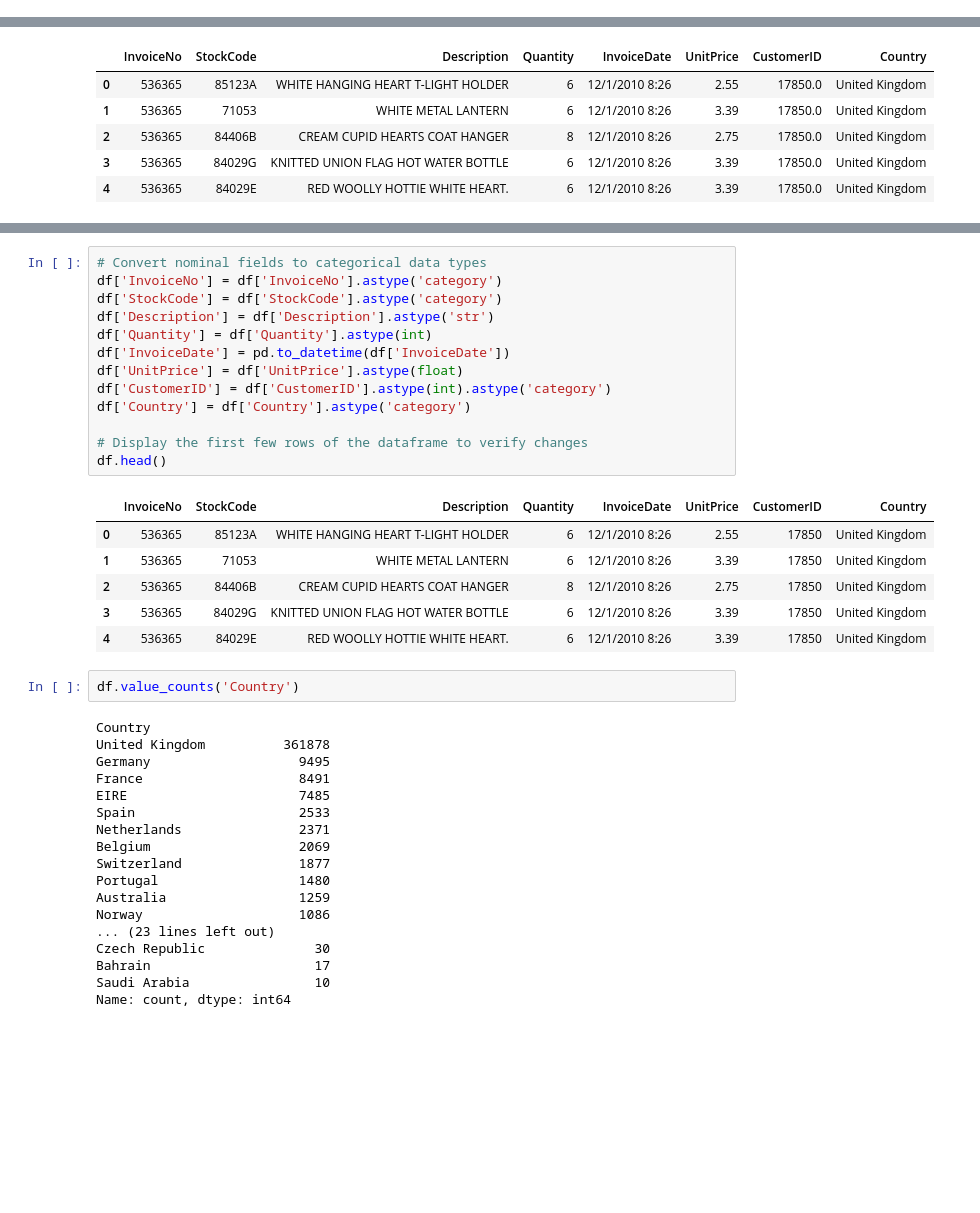
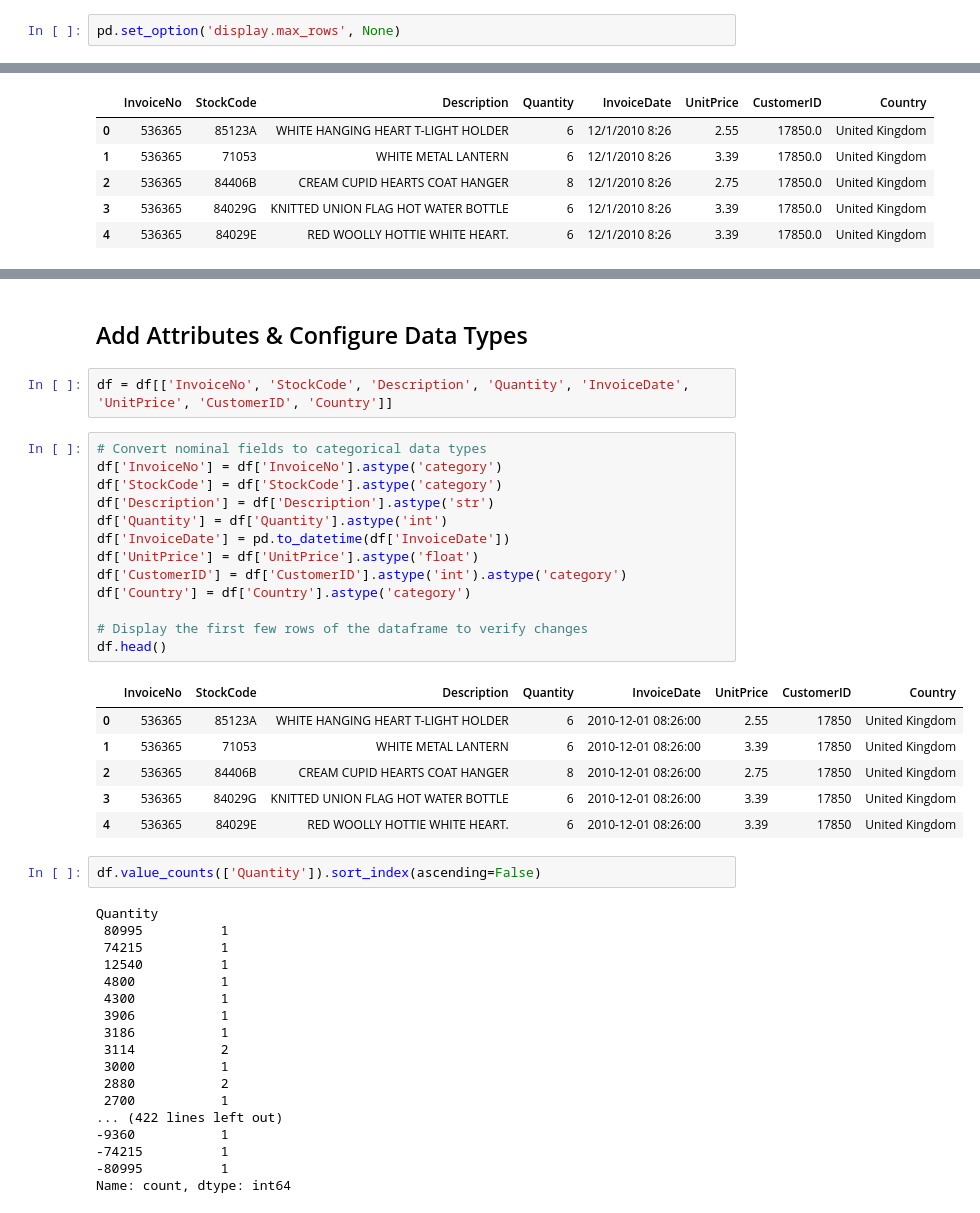
Before and after one commit to shripalmehta/ai_poc, a Jupyter notebook: AD.ipynb, the cells around one changed output, grey strips where cells are left out. Drawn from its saved outputs; the diff is of its cells as text; blank space fills up the shorter version.

```diff
--- a/AD.ipynb
+++ b/AD.ipynb
@@ -13,6 +14,8 @@ from sklearn.svm import OneClassSVM
 from sklearn.preprocessing import StandardScaler
 from sklearn.model_selection import GridSearchCV
 from wordcloud import WordCloud
+# %%
+pd.set_option('display.max_rows', None)
 # %% [markdown]
 # Read the Data
 # %%
@@ -101,46 +101,50 @@ plt.ylabel('UnitPrice')
 plt.show()
 # %% [output]
 [figure]
+# %% [markdown]
+## Add Attributes & Configure Data Types
+# %%
+df = df[['InvoiceNo', 'StockCode', 'Description', 'Quantity', 'InvoiceDate', 'UnitPrice', 'CustomerID', 'Country']]
 # %%
 # Convert nominal fields to categorical data types
 df['InvoiceNo'] = df['InvoiceNo'].astype('category')
 df['StockCode'] = df['StockCode'].astype('category')
 df['Description'] = df['Description'].astype('str')
-df['Quantity'] = df['Quantity'].astype(int)
+df['Quantity'] = df['Quantity'].astype('int')
 df['InvoiceDate'] = pd.to_datetime(df['InvoiceDate'])
-df['UnitPrice'] = df['UnitPrice'].astype(float)
-df['CustomerID'] = df['CustomerID'].astype(int).astype('category')
+df['UnitPrice'] = df['UnitPrice'].astype('float')
+df['CustomerID'] = df['CustomerID'].astype('int').astype('category')
 df['Country'] = df['Country'].astype('category')
 
 # Display the first few rows of the dataframe to verify changes
 df.head()
 # %% [output]
 |  | InvoiceNo | StockCode | Description | Quantity | InvoiceDate | UnitPrice | CustomerID | Country |
-| 0 | 536365 | 85123A | WHITE HANGING HEART T-LIGHT HOLDER | 6 | 12/1/2010 8:26 | 2.55 | 17850 | United Kingdom |
-| 1 | 536365 | 71053 | WHITE METAL LANTERN | 6 | 12/1/2010 8:26 | 3.39 | 17850 | United Kingdom |
-| 2 | 536365 | 84406B | CREAM CUPID HEARTS COAT HANGER | 8 | 12/1/2010 8:26 | 2.75 | 17850 | United Kingdom |
-| 3 | 536365 | 84029G | KNITTED UNION FLAG HOT WATER BOTTLE | 6 | 12/1/2010 8:26 | 3.39 | 17850 | United Kingdom |
-| 4 | 536365 | 84029E | RED WOOLLY HOTTIE WHITE HEART. | 6 | 12/1/2010 8:26 | 3.39 | 17850 | United Kingdom |
+| 0 | 536365 | 85123A | WHITE HANGING HEART T-LIGHT HOLDER | 6 | 2010-12-01 08:26:00 | 2.55 | 17850 | United Kingdom |
+| 1 | 536365 | 71053 | WHITE METAL LANTERN | 6 | 2010-12-01 08:26:00 | 3.39 | 17850 | United Kingdom |
+| 2 | 536365 | 84406B | CREAM CUPID HEARTS COAT HANGER | 8 | 2010-12-01 08:26:00 | 2.75 | 17850 | United Kingdom |
+| 3 | 536365 | 84029G | KNITTED UNION FLAG HOT WATER BOTTLE | 6 | 2010-12-01 08:26:00 | 3.39 | 17850 | United Kingdom |
+| 4 | 536365 | 84029E | RED WOOLLY HOTTIE WHITE HEART. | 6 | 2010-12-01 08:26:00 | 3.39 | 17850 | United Kingdom |
-# %%
-df.value_counts('Country')
-# %% [output]
-Country
-United Kingdom          361878
-Germany                   9495
-France                    8491
-EIRE                      7485
-Spain                     2533
-Netherlands               2371
-Belgium                   2069
-Switzerland               1877
-Portugal                  1480
-Australia                 1259
-Norway                    1086
-... (23 lines left out)
-Czech Republic              30
-Bahrain                     17
-Saudi Arabia                10
-Name: count, dtype: int64
+# %%
+df.value_counts(['Quantity']).sort_index(ascending=False)
+# %% [output]
+Quantity
+ 80995          1
+ 74215          1
+ 12540          1
+ 4800           1
+ 4300           1
+ 3906           1
+ 3186           1
+ 3114           2
+ 3000           1
+ 2880           2
+ 2700           1
+... (422 lines left out)
+-9360           1
+-74215          1
+-80995          1
+Name: count, dtype: int64
 # %%
 df.info()
 # %% [output]
```
Also changed, not shown: parts of 17 cells of this notebook, 1 other file.
